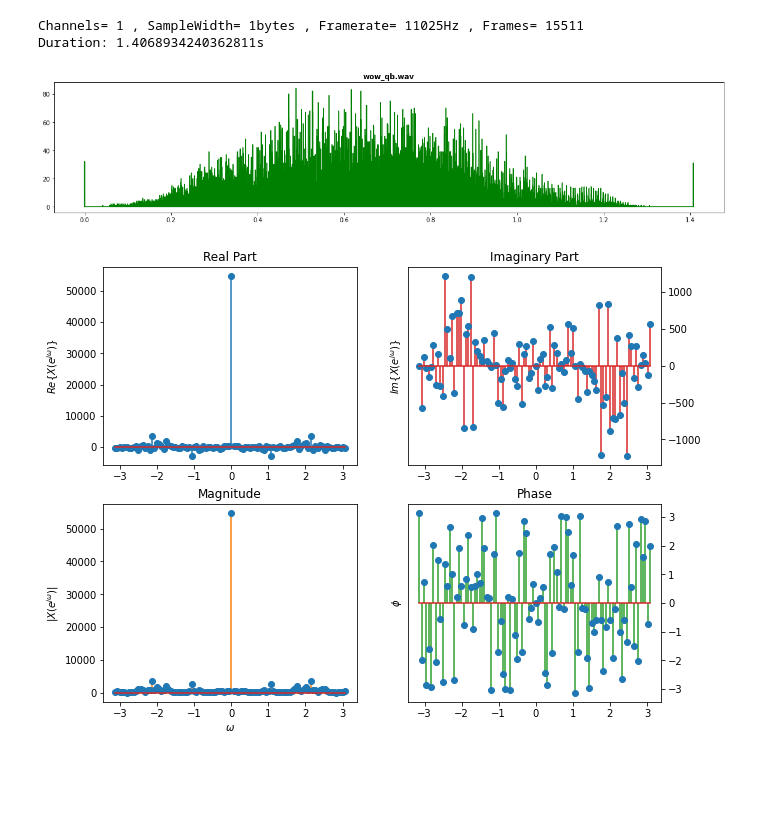
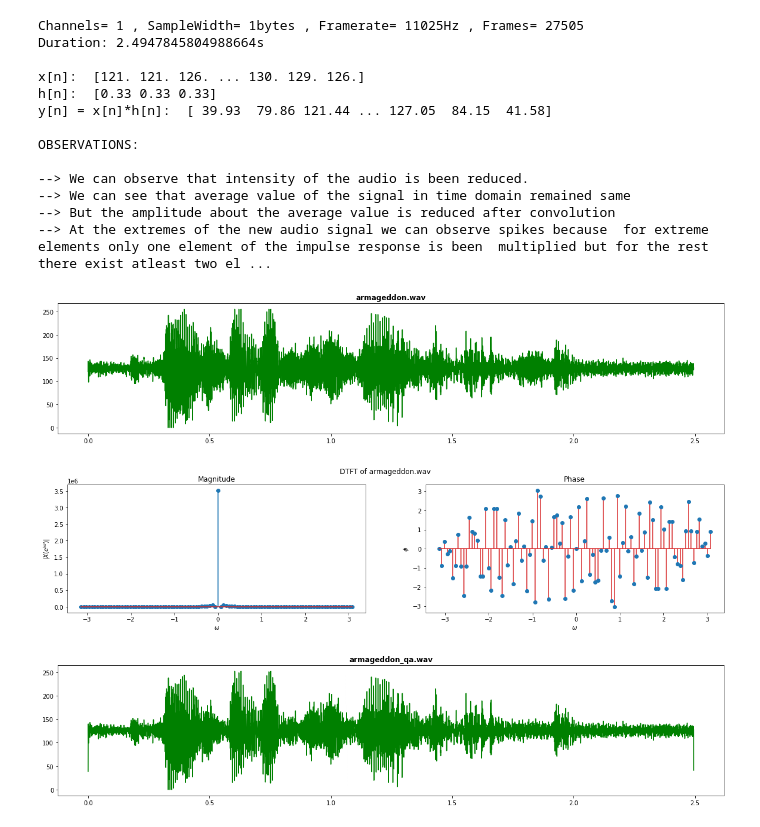
Before and after one commit to TUdayKiranReddy/DSP, a Jupyter notebook: hw1.ipynb, the cells around one changed output. Drawn from its saved outputs; the diff is of its cells as text; code cells hidden in the pictures; blank space fills up the shorter version.

```diff
--- a/hw1.ipynb
+++ b/hw1.ipynb
@@ -275,7 +633,7 @@ def audio_convolve(i, h, normalisation, o, time_len=None):
     y_filep.setsampwidth(1)
     y_filep.setframerate(fr)
 
-    y = convolve(x, h)
+    y = convolve(x, h, plot=False)
 
     if normalisation:
         y = np.clip(y, -1, 1)
@@ -290,10 +648,22 @@ def audio_convolve(i, h, normalisation, o, time_len=None):
 
     return y_file
 # %%
-file = 'wow.wav'
-h = np.array([-0.25, 0.5, -0.25])
-op = audio_convolve(file, h, normalisation=False, o='wow_qb.wav')
+h = np.array([0.33, 0.33, 0.33])
+file = 'alarm.wav'
+
+op = audio_convolve(file, h, normalisation=False, o=file[:-4] + "_qa.wav")
 
 play(file)
 analyise_wav_file(file, normalise=False)
+
+play(op)
+analyise_wav_file(op, normalise=False)
+
+print("\nOBSERVATIONS:\n")
+print("--> We can observe that intensity of the audio is been reduced.")
+print("--> We can see that average value of the signal in time domain remained same")
+print("--> But the amplitude about the average value is reduced after convolution")
+print("--> At the extremes of the new audio signal we can observe spikes because "
+      ,"for extreme elements only one element of the impulse response is been "
+      ,"multiplied but for the rest there exist atleast two elements thus their average reamins constant.")
 # %% [output]
@@ -304,8 +687,35 @@ Duration: 1.4067120181405897s
 # %%
+file = 'armageddon.wav'
+
+op = audio_convolve(file, h, normalisation=False, o=file[:-4] + "_qa.wav")
+
+play(file)
+analyise_wav_file(file, normalise=False)
+
 play(op)
 analyise_wav_file(op, normalise=False)
+
+print("\nOBSERVATIONS:\n")
+print("--> We can observe that intensity of the audio is been reduced.")
+print("--> We can see that average value of the signal in time domain remained same")
+print("--> But the amplitude about the average value is reduced after convolution")
+print("--> At the extremes of the new audio signal we can observe spikes because "
+      ,"for extreme elements only one element of the impulse response is been "
+      ,"multiplied but for the rest there exist atleast two elements thus their average reamins constant.")
 # %% [output]
-Channels= 1 , SampleWidth= 1bytes , Framerate= 11025Hz , Frames= 15511
-Duration: 1.4068934240362811s
+Channels= 1 , SampleWidth= 1bytes , Framerate= 11025Hz , Frames= 27505
+Duration: 2.4947845804988664s
+
+x[n]:  [121. 121. 126. ... 130. 129. 126.]
+h[n]:  [0.33 0.33 0.33]
+y[n] = x[n]*h[n]:  [ 39.93  79.86 121.44 ... 127.05  84.15  41.58]
+
+OBSERVATIONS:
+
+--> We can observe that intensity of the audio is been reduced.
+--> We can see that average value of the signal in time domain remained same
+--> But the amplitude about the average value is reduced after convolution
+--> At the extremes of the new audio signal we can observe spikes because  for extreme elements only one element of the impulse response is been  multiplied but for the rest there exist atleast two el ...
-[figure, old version]
+[figure, new version]
-[figure, old version]
+[figure, new version]
+[figure, added]
```
Also changed, not shown: parts of 36 cells of this notebook.
